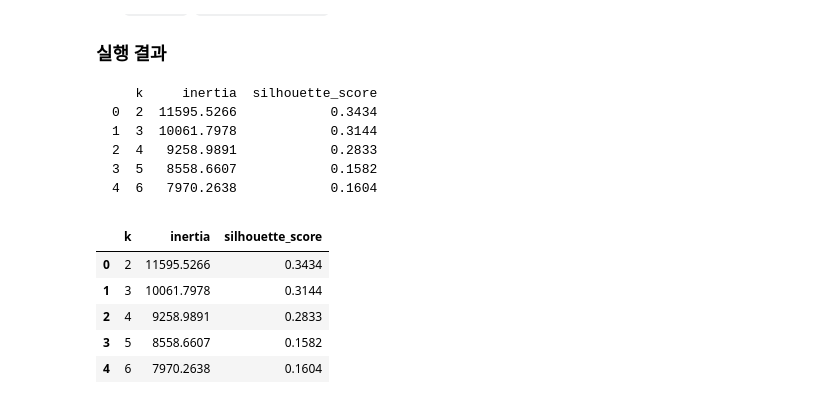
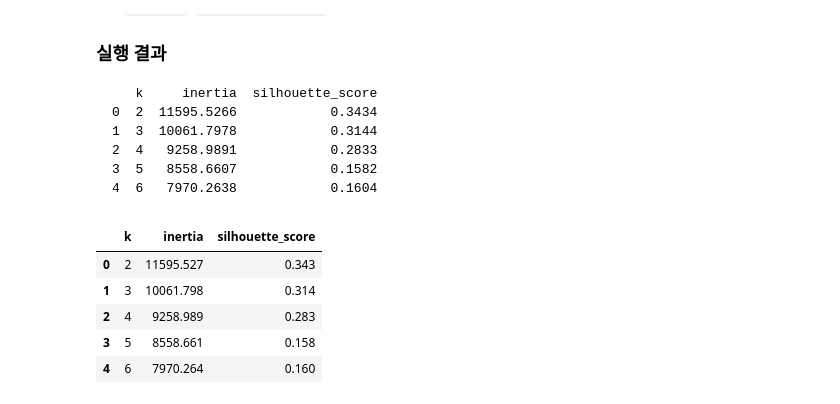
Before and after one commit to 20260528-skn-B/06_machine_learning, a Jupyter notebook: 07_unsupervised_leaerning/practice/01_kmeans_practice.ipynb, the cells around one changed output. Drawn from its saved outputs; the diff is of its cells as text; code cells hidden in the pictures.

```diff
--- a/07_unsupervised_leaerning/practice/01_kmeans_practice.ipynb
+++ b/07_unsupervised_leaerning/practice/01_kmeans_practice.ipynb
@@ -256,43 +256,45 @@ for k in k_values:
     inertia_results.append({
         'k': k,
         'inertia' : model.inertia_,
+
     })
 
 inertia_df = pd.DataFrame(inertia_results)
 # display(inertia_df)
 
 # k 후보별 평균 실루엣 점수를 비교
 silhouette_results = []
 
 for k in k_values:
     model = KMeans(
         n_clusters=k,
         n_init=10,
         random_state=42
 
     )
 
     # 현재 k로 군집을 만들고 각 샘플 데이터가 몇번 군집에 속하는지 반환
     labels = model.fit_predict(cancer_X_scaled)
 
     # 전체 샘플의 평균 실루엣 점수를 계산하여 반환
     score = silhouette_score(cancer_X_scaled, labels)
 
     silhouette_results.append({
         'k': k,
+        'inertia' : model.inertia_,
         'silhouette_score': score,
     })
 
 silhouette_df = pd.DataFrame(silhouette_results)
-# display(silhouette_df.round(3))
+display(silhouette_df.round(3))
 
-cancer_k_result_df = cancer_k_result_df = pd.merge(inertia_df, silhouette_df, on='k')
+# cancer_k_result_df = cancer_k_result_df = pd.merge(inertia_df, silhouette_df, on='k')
 
-display(cancer_k_result_df.round(4))
+# display(cancer_k_result_df.round(4))
 # %% [output]
 |  | k | inertia | silhouette_score |
-| 0 | 2 | 11595.5266 | 0.3434 |
-| 1 | 3 | 10061.7978 | 0.3144 |
-| 2 | 4 | 9258.9891 | 0.2833 |
-| 3 | 5 | 8558.6607 | 0.1582 |
-| 4 | 6 | 7970.2638 | 0.1604 |
+| 0 | 2 | 11595.527 | 0.343 |
+| 1 | 3 | 10061.798 | 0.314 |
+| 2 | 4 | 9258.989 | 0.283 |
+| 3 | 5 | 8558.661 | 0.158 |
+| 4 | 6 | 7970.264 | 0.160 |
```
Also changed, not shown: 4 other files.
